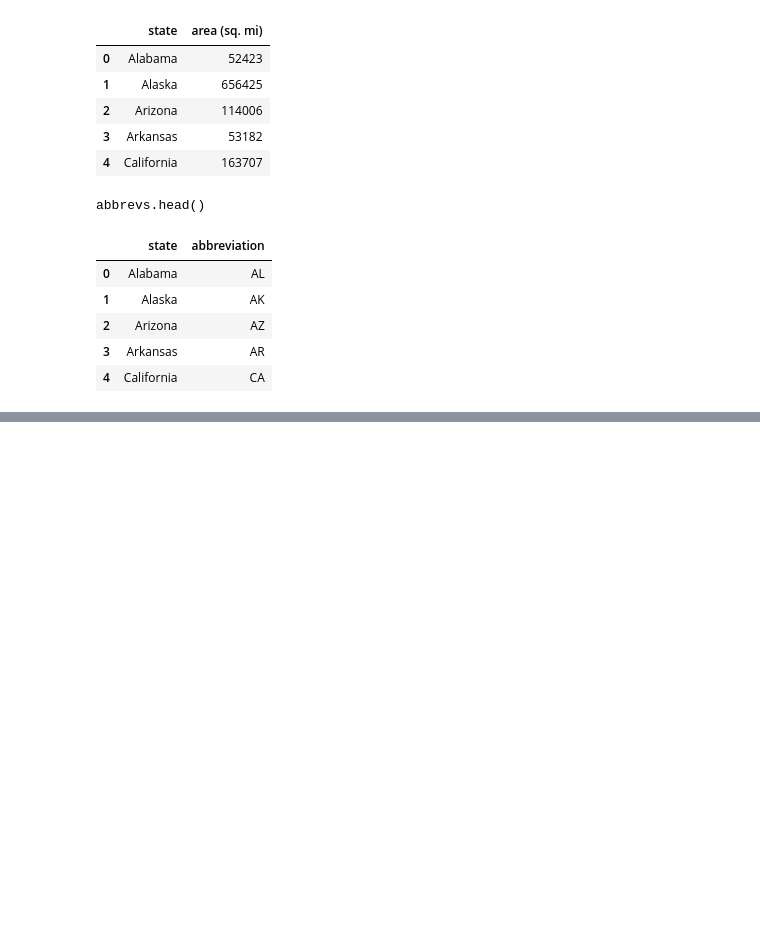
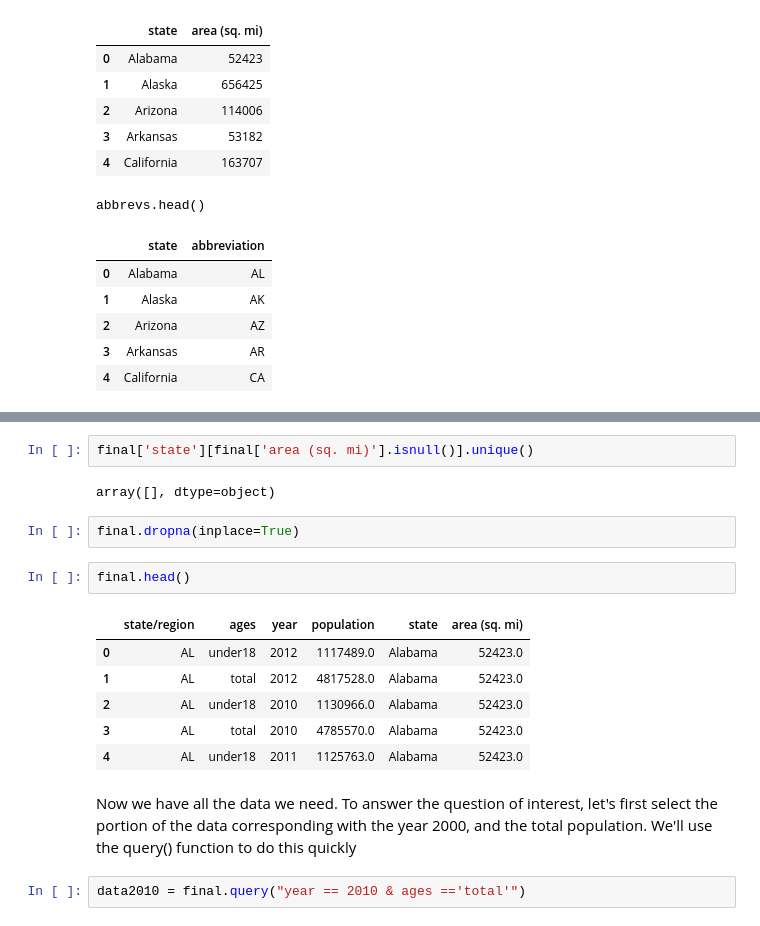
Before and after one commit to Source-lab1/Data-Analysis, a Jupyter notebook: Pandas 5pm.ipynb, the cells around one changed output, grey strips where cells are left out. Saved outputs shown, nothing was run; the diff lists cells and outputs as text; blank space fills up the shorter version.

```diff
--- a/Pandas 5pm.ipynb
+++ b/Pandas 5pm.ipynb
@@ -2154,0 +2240,19 @@ abbrevs.head()
+# %%
+final['state'][final['area (sq. mi)'].isnull()].unique()
+# %% [output]
+array([], dtype=object)
+# %%
+final.dropna(inplace=True)
+# %%
+final.head()
+# %% [output]
+|  | state/region | ages | year | population | state | area (sq. mi) |
+| 0 | AL | under18 | 2012 | 1117489.0 | Alabama | 52423.0 |
+| 1 | AL | total | 2012 | 4817528.0 | Alabama | 52423.0 |
+| 2 | AL | under18 | 2010 | 1130966.0 | Alabama | 52423.0 |
+| 3 | AL | total | 2010 | 4785570.0 | Alabama | 52423.0 |
+| 4 | AL | under18 | 2011 | 1125763.0 | Alabama | 52423.0 |
+# %% [markdown]
+Now we have all the data we need. To answer the question of interest, let's first select the portion of the data corresponding with the year 2000, and the total population. We'll use the query() function to do this quickly
+# %%
+data2010 = final.query("year == 2010 & ages =='total'")
```
Also changed, not shown: parts of 17 cells of this notebook.
